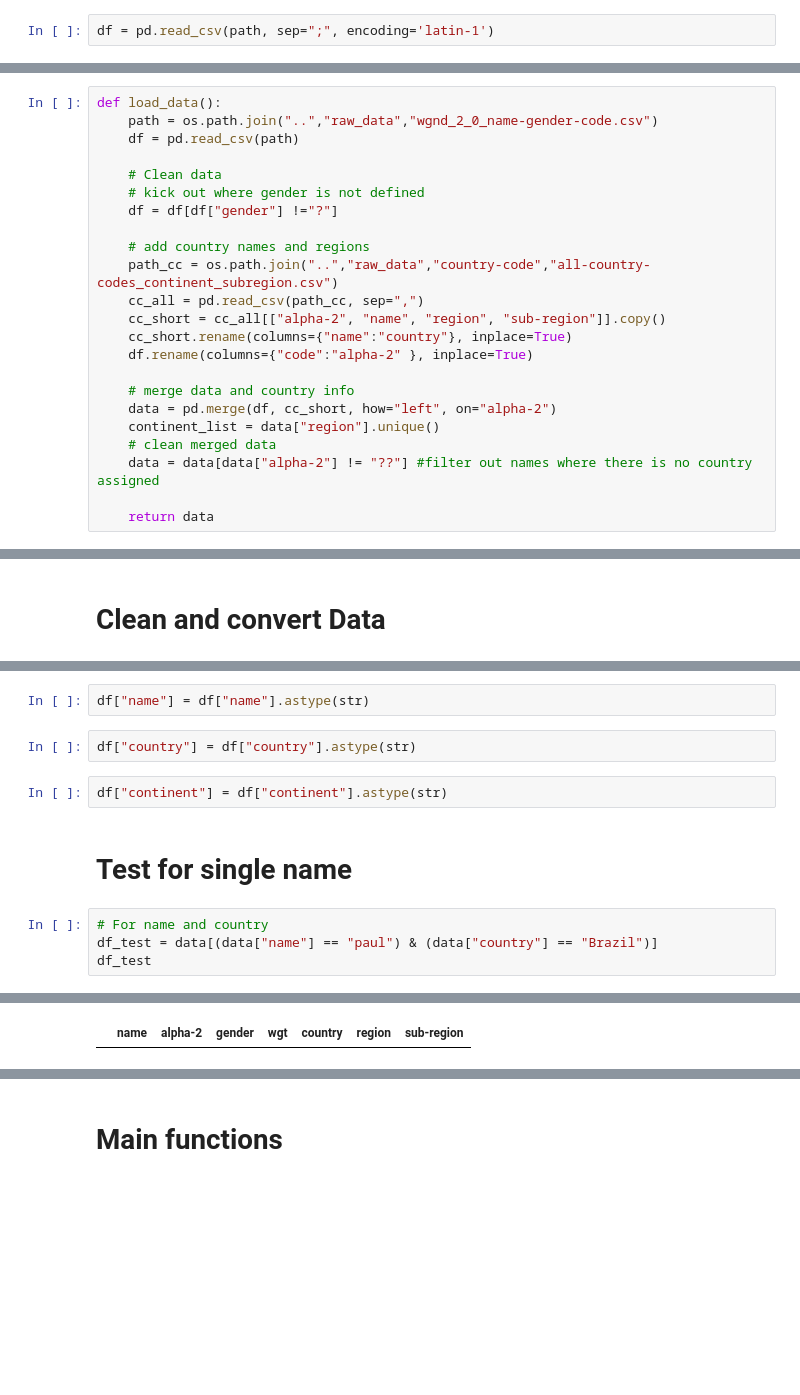
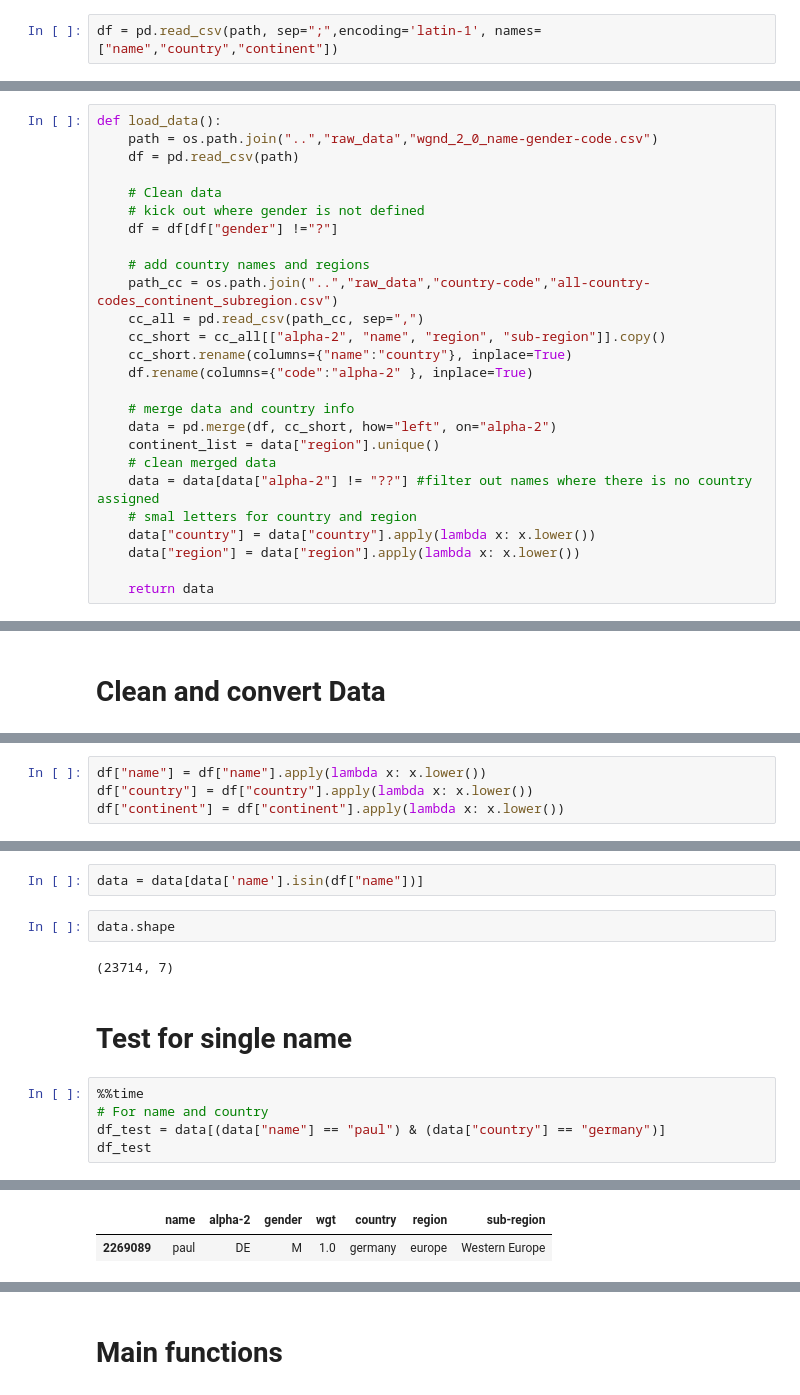
Before and after one commit to 8-pepe/gender, a Jupyter notebook: notebooks/gender-csv.ipynb, the cells around one changed output, grey strips where cells are left out. Drawn from its saved outputs; the diff is of its cells as text; blank space fills up the shorter version.

```diff
--- a/notebooks/gender-csv.ipynb
+++ b/notebooks/gender-csv.ipynb
@@ -15,5 +15,5 @@ path
 # %% [output]
 '../raw_data/test/german-500.csv'
 # %%
-df = pd.read_csv(path, sep=";", encoding='latin-1')
+df = pd.read_csv(path, sep=";",encoding='latin-1', names=["name","country","continent"])
 # %%
@@ -48,6 +59,9 @@ def load_data():
     continent_list = data["region"].unique()
     # clean merged data
     data = data[data["alpha-2"] != "??"] #filter out names where there is no country assigned
+    # smal letters for country and region
+    data["country"] = data["country"].apply(lambda x: x.lower())
+    data["region"] = data["region"].apply(lambda x: x.lower())
 
     return data
 # %%
@@ -65,0 +102,4 @@ data.sample(5)
+# %%
+df["name"] = df["name"].apply(lambda x: x.lower())
+df["country"] = df["country"].apply(lambda x: x.lower())
+df["continent"] = df["continent"].apply(lambda x: x.lower())
@@ -82,13 +134,14 @@ continents_list = lower_vectorized(continents_list)
 # %%
-df["name"] = df["name"].astype(str)
+data = data[data['name'].isin(df["name"])]
-# %%
-df["country"] = df["country"].astype(str)
-# %%
-df["continent"] = df["continent"].astype(str)
+# %%
+data.shape
+# %% [output]
+(23714, 7)
 # %% [markdown]
 # Test for single name
 # %%
+%%time
 # For name and country
-df_test = data[(data["name"] == "paul") & (data["country"] == "Brazil")]
+df_test = data[(data["name"] == "paul") & (data["country"] == "germany")]
 df_test
 # %% [output]
@@ -95,2 +150,3 @@ df_test
 |  | name | alpha-2 | gender | wgt | country | region | sub-region |
+| 2269089 | paul | DE | M | 1.0 | germany | europe | Western Europe |
 # %%
```
Also changed, not shown: parts of 41 cells of this notebook, 5 other files.
